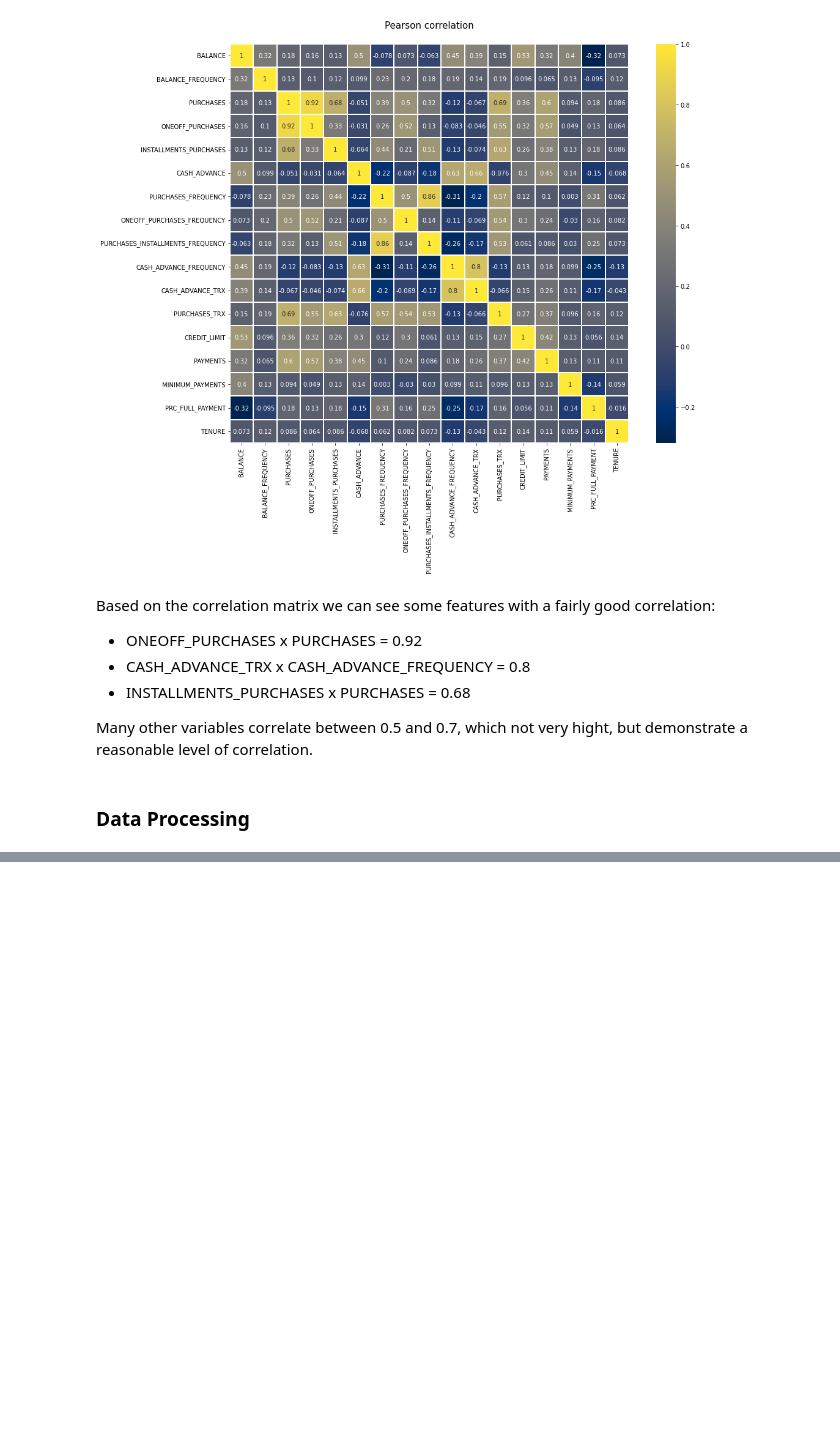
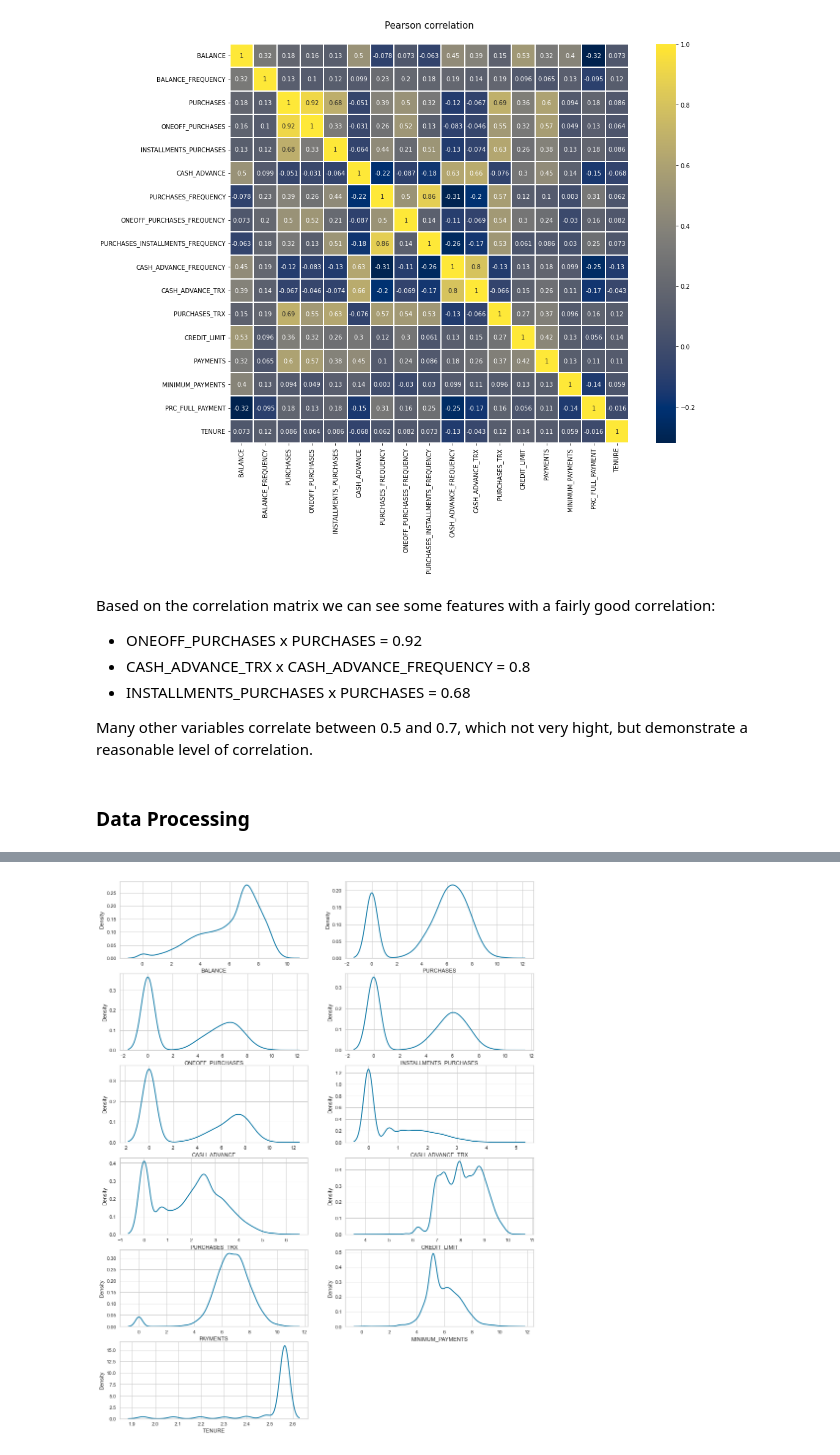
Before and after one commit to PeterStos/Credit-Card-Customer-Clustering, a Jupyter notebook: Credit-Card-Customer-Clustering.ipynb, the cells around one changed output, grey strips where cells are left out. Cells and saved outputs as stored; diff of their text form; code cells hidden in the pictures; blank space fills up the shorter version.

```diff
--- a/Credit-Card-Customer-Clustering.ipynb
+++ b/Credit-Card-Customer-Clustering.ipynb
@@ -276,3 +279,14 @@ cols = ['BALANCE', 'PURCHASES', 'ONEOFF_PURCHASES', 'INSTALLMENTS_PURCHASES', 'C
 # %%
+# Create imputed_df_sk as copy of imputed_df to keep separated datasets
+imputed_df_sk = imputed_df
+
 for col in cols:
-    imputed_df[col] = np.log(1 + imputed_df[col])
+    imputed_df_sk[col] = np.log(1 + imputed_df[col])
+# %%
+plt.figure(figsize=(15,20))
+for i, col in enumerate(cols):
+    ax = plt.subplot(6, 2, i+1)
+    sns.kdeplot(imputed_df_sk[col], ax=ax)
+plt.show()
+# %% [output]
+[figure, added]
```
Also changed, not shown: parts of 19 cells of this notebook.
